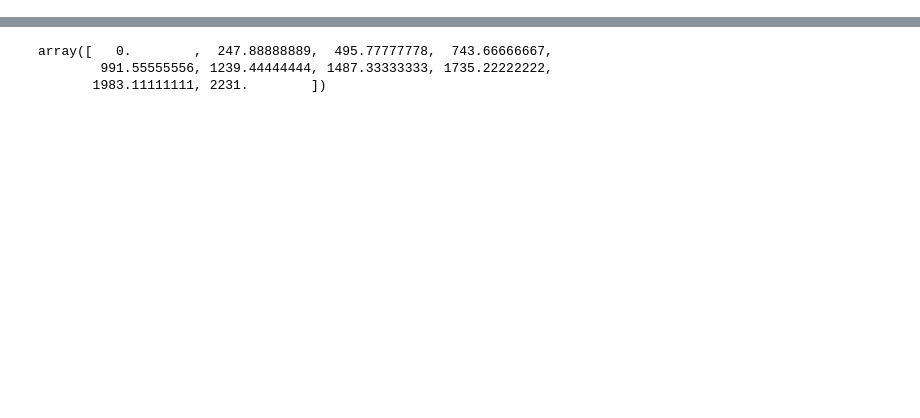
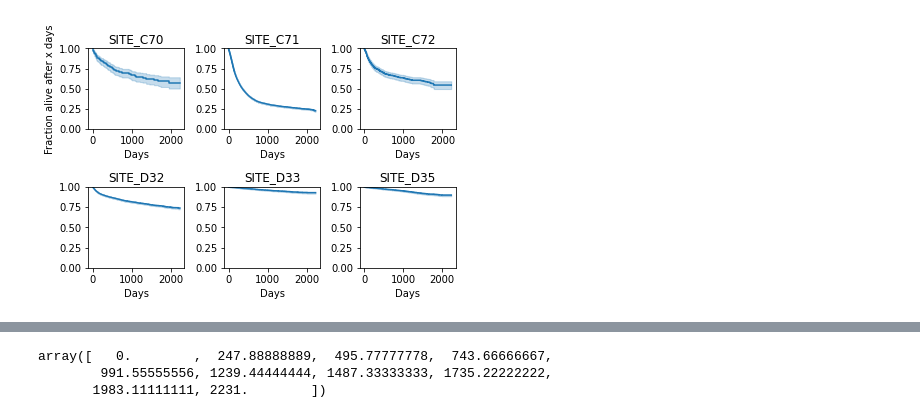
Before and after one commit to dkaizhang/federated-survival, a Jupyter notebook: survival.ipynb, the cells around one changed output, grey strips where cells are left out. Drawn from its saved outputs; the diff is of its cells as text; code cells hidden in the pictures; blank space fills up the shorter version.

```diff
--- a/survival.ipynb
+++ b/survival.ipynb
@@ -28,3 +40,32 @@ print(len(data))
+# %%
+T = data['DAYS_SINCE_DIAGNOSIS']
+E = data['EVENT']
+kmf = KaplanMeierFitter()
+
+sites = data.columns[data.columns.str.contains('SITE_')]
+for i, site in enumerate(sites):
+    ax = plt.subplot(2, 3, i + 1)
+
+    ix = data[site] == 1
+    kmf.fit(T[ix], E[ix], label=site)
+    kmf.plot_survival_function(ax=ax, legend=False)
+
+    plt.title(site)
+    plt.xlabel('Days')
+    plt.ylim(0.0, 1.0)
+    if i==0:
+        plt.ylabel('Fraction alive after x days')
+plt.tight_layout()
+
+# C70 Malignant neoplasm of meninges
+# C71 Malignant neoplasm of brain
+# C72 Malignant neoplasm of spinal cord, cranial nerves and other parts of central nervous system
+
+# D32 Benign neoplasm of meninges
+# D33 Benign neoplasm of brain and other parts of central nervous system
+# D35 Benign neoplasm of other and unspecified endocrine glands
+# %% [output]
+[figure, added]
 # %%
 df_test = data.sample(frac=0.2)
 df_train = data.drop(df_test.index)
```
Also changed, not shown: parts of 21 cells of this notebook.
